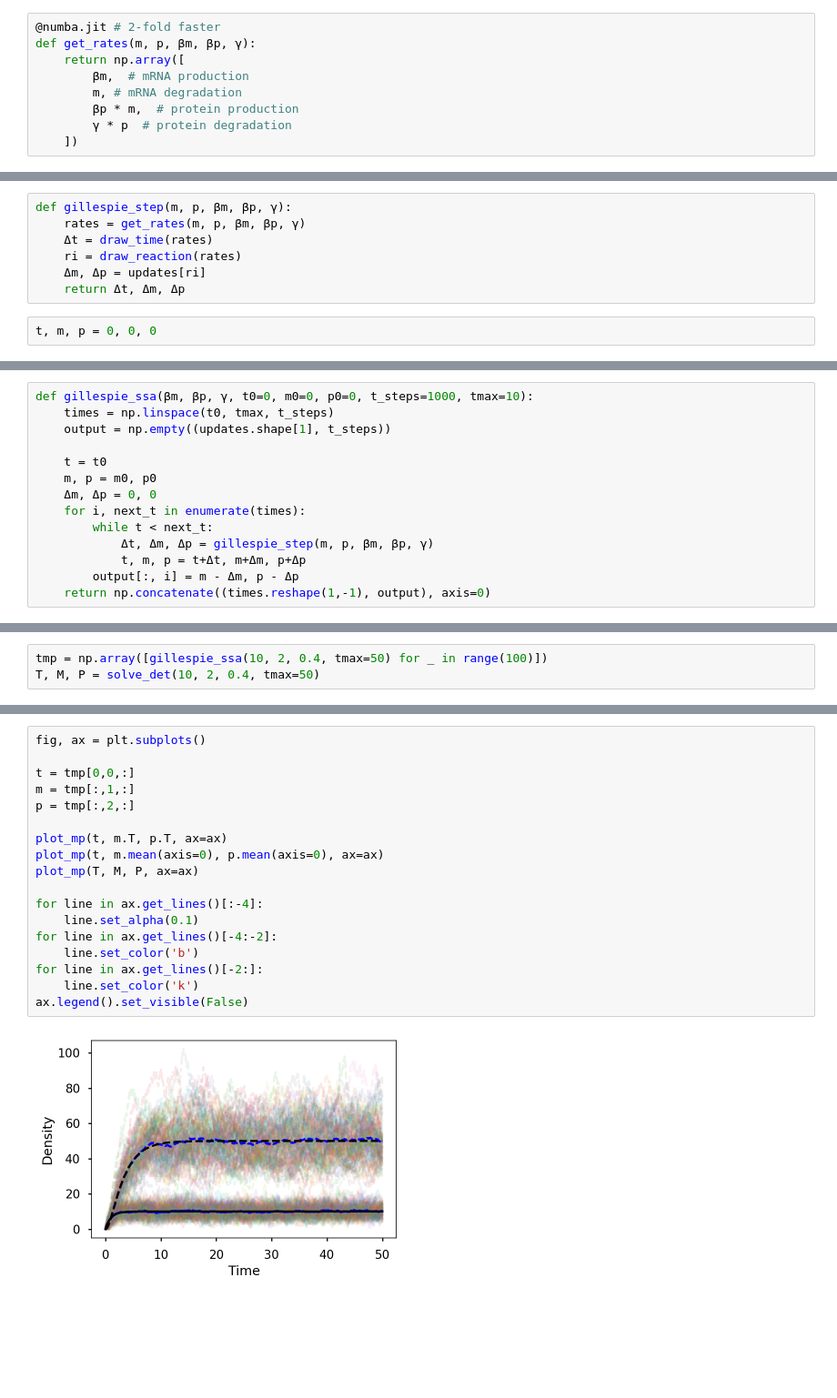
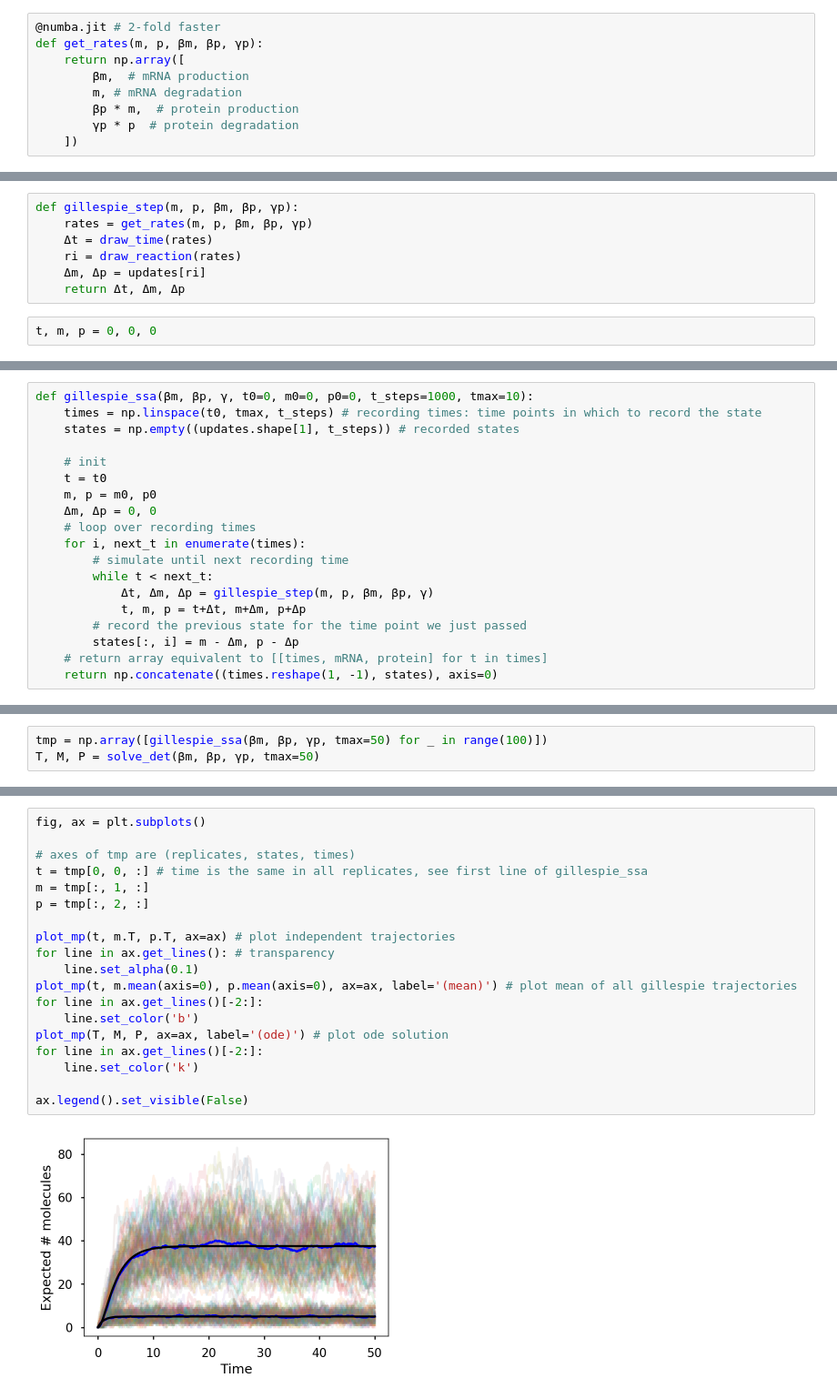
Before and after one commit to yoavram/SciComPy, a Jupyter notebook: notebooks/gillespie.ipynb, the cells around one changed output, grey strips where cells are left out. Shown at 91% size. Cells and saved outputs as stored; diff of their text form; blank space fills up the shorter version.

Commit message:
add all the relevant text, revised the code and figures

```diff
--- a/notebooks/gillespie.ipynb
+++ b/notebooks/gillespie.ipynb
@@ -133,11 +178,11 @@ So the algorithm works like this, starting with an initial state $(t, m, p)$:
 # %%
 @numba.jit # 2-fold faster
-def get_rates(m, p, βm, βp, γ):
+def get_rates(m, p, βm, βp, γp):
     return np.array([
         βm,  # mRNA production
         m, # mRNA degradation
         βp * m,  # protein production
-        γ * p  # protein degradation
+        γp * p  # protein degradation
     ])
 # %% [markdown]
 NumPy's exponential random number generator accepts the mean value, or the 1/rate:
@@ -181,6 +235,6 @@ updates = np.array([
 # %%
-def gillespie_step(m, p, βm, βp, γ):
-    rates = get_rates(m, p, βm, βp, γ)
+def gillespie_step(m, p, βm, βp, γp):
+    rates = get_rates(m, p, βm, βp, γp)
     Δt = draw_time(rates)
     ri = draw_reaction(rates)
     Δm, Δp = updates[ri]
@@ -211,14 +257,19 @@ def gillespie_ssa(βm, βp, γ, t0=0, m0=0, p0=0, t_steps=1000, tmax=10):
 # %%
 def gillespie_ssa(βm, βp, γ, t0=0, m0=0, p0=0, t_steps=1000, tmax=10):
-    times = np.linspace(t0, tmax, t_steps)
-    output = np.empty((updates.shape[1], t_steps))
+    times = np.linspace(t0, tmax, t_steps) # recording times: time points in which to record the state
+    states = np.empty((updates.shape[1], t_steps)) # recorded states
 
+    # init
     t = t0
     m, p = m0, p0
     Δm, Δp = 0, 0
+    # loop over recording times
     for i, next_t in enumerate(times):
+        # simulate until next recording time
         while t < next_t:
             Δt, Δm, Δp = gillespie_step(m, p, βm, βp, γ)
             t, m, p = t+Δt, m+Δm, p+Δp
-        output[:, i] = m - Δm, p - Δp
-    return np.concatenate((times.reshape(1,-1), output), axis=0)
+        # record the previous state for the time point we just passed
+        states[:, i] = m - Δm, p - Δp
+    # return array equivalent to [[times, mRNA, protein] for t in times]
+    return np.concatenate((times.reshape(1, -1), states), axis=0)
@@ -225,3 +292,3 @@ def gillespie_ssa(βm, βp, γ, t0=0, m0=0, p0=0, t_steps=1000, tmax=10):
 # %%
-tmp = np.array([gillespie_ssa(10, 2, 0.4, tmax=50) for _ in range(100)])
-T, M, P = solve_det(10, 2, 0.4, tmax=50)
+tmp = np.array([gillespie_ssa(βm, βp, γp, tmax=50) for _ in range(100)])
+T, M, P = solve_det(βm, βp, γp, tmax=50)
@@ -228,20 +297,21 @@ T, M, P = solve_det(10, 2, 0.4, tmax=50)
 # %%
 fig, ax = plt.subplots()
 
-t = tmp[0,0,:]
-m = tmp[:,1,:]
-p = tmp[:,2,:]
+# axes of tmp are (replicates, states, times)
+t = tmp[0, 0, :] # time is the same in all replicates, see first line of gillespie_ssa
+m = tmp[:, 1, :]
+p = tmp[:, 2, :]
 
-plot_mp(t, m.T, p.T, ax=ax)
-plot_mp(t, m.mean(axis=0), p.mean(axis=0), ax=ax)
-plot_mp(T, M, P, ax=ax)
-
-for line in ax.get_lines()[:-4]:
+plot_mp(t, m.T, p.T, ax=ax) # plot independent trajectories
+for line in ax.get_lines(): # transparency
     line.set_alpha(0.1)
-for line in ax.get_lines()[-4:-2]:
+plot_mp(t, m.mean(axis=0), p.mean(axis=0), ax=ax, label='(mean)') # plot mean of all gillespie trajectories
+for line in ax.get_lines()[-2:]:
     line.set_color('b')
+plot_mp(T, M, P, ax=ax, label='(ode)') # plot ode solution
 for line in ax.get_lines()[-2:]:
     line.set_color('k')
+
 ax.legend().set_visible(False)
 # %% [output]
-[figure, old version]
+[figure, new version]
```
Also changed, not shown: parts of 31 cells of this notebook.
